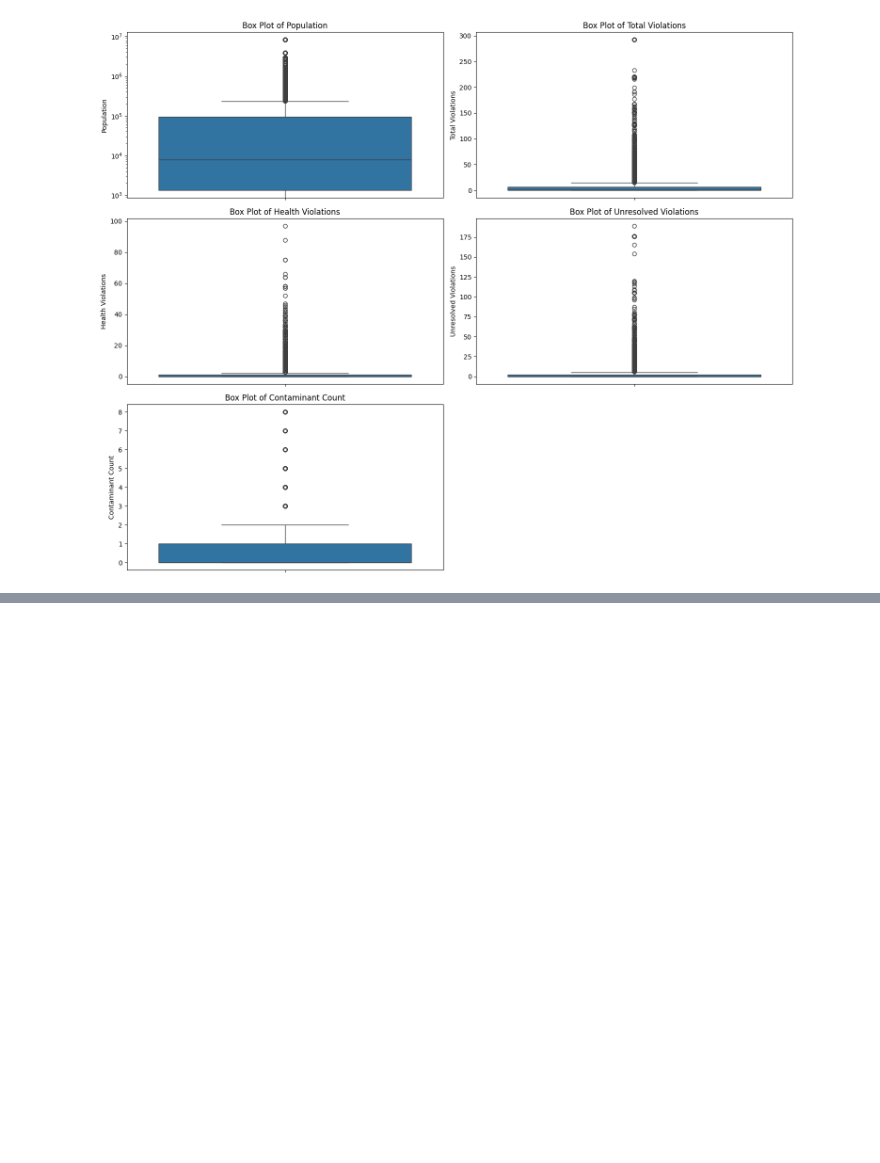
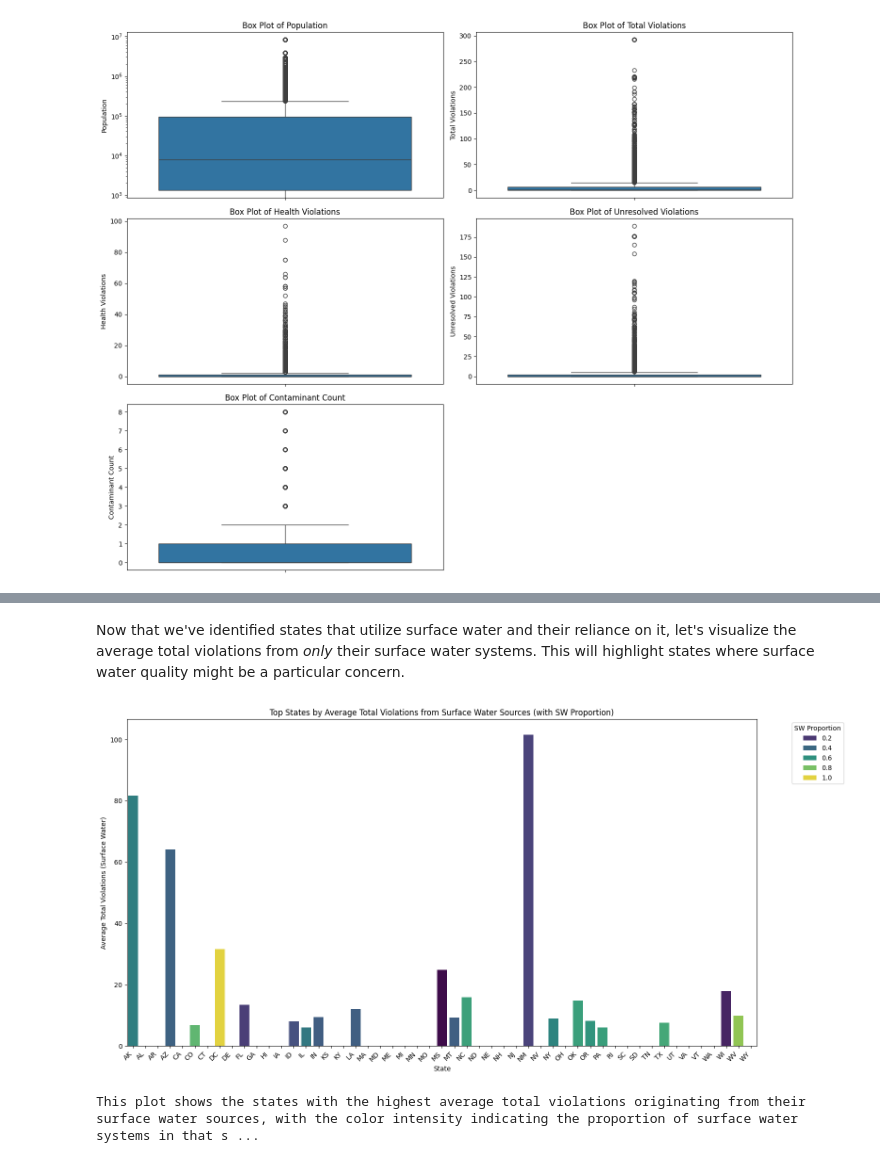
Before and after one commit to eileenwill4-ops/DSRP-project, a Jupyter notebook: (DSRP__Project).ipynb, the cells around one changed output, grey strips where cells are left out. Cells and saved outputs as stored; diff of their text form; code cells hidden in the pictures; blank space fills up the shorter version.

```diff
--- a/(DSRP__Project).ipynb
+++ b/(DSRP__Project).ipynb
@@ -693,0 +832,15 @@ Water source is likely the most impactfull to water quality, as it is the most s
+# %%
+# Calculate the count of each water source type per state
+water_source_counts = df.groupby(['state', 'water_source']).size().unstack(fill_value=0)
+
+# Calculate the total number of systems per state
+water_source_counts['total_systems'] = water_source_counts.sum(axis=1)
+
+# Calculate the proportion of surface water systems for each state
+water_source_counts['sw_proportion'] = water_source_counts['SW'] / water_source_counts['total_systems']
+
+# Filter for states that have at least one Surface Water system
+states_with_sw = water_source_counts[water_source_counts['SW'] > 0].sort_values(by='sw_proportion', ascending=False)
+
+print("States with Surface Water Sources and their Proportion of SW Systems:")
+display(states_with_sw.head(50))
@@ -693,0 +868,27 @@ Water source is likely the most impactfull to water quality, as it is the most s
+# %% [markdown]
+Now that we've identified states that utilize surface water and their reliance on it, let's visualize the average total violations from *only* their surface water systems. This will highlight states where surface water quality might be a particular concern.
+# %%
+import matplotlib.pyplot as plt
+import seaborn as sns
+
+# Merge the SW proportion with the average violations for SW sources
+sw_violations_df = water_source_state_violations[water_source_state_violations['water_source'] == 'SW'].copy()
+sw_violations_df = sw_violations_df.merge(states_with_sw[['sw_proportion']], left_on='state', right_index=True, how='inner')
+
+# Sort by average total violations for better visualization
+sw_violations_df_sorted = sw_violations_df.sort_values(by='total_violations', ascending=False).head(20)
+
+plt.figure(figsize=(16, 8))
+sns.barplot(x='state', y='total_violations', data=sw_violations_df_sorted, hue='sw_proportion', dodge=False, palette='viridis')
+plt.title('Top States by Average Total Violations from Surface Water Sources (with SW Proportion)')
+plt.xlabel('State')
+plt.ylabel('Average Total Violations (Surface Water)')
+plt.xticks(rotation=45, ha='right')
+plt.legend(title='SW Proportion', bbox_to_anchor=(1.05, 1), loc='upper left')
+plt.tight_layout()
+plt.show()
+
+print("\nThis plot shows the states with the highest average total violations originating from their surface water sources, with the color intensity indicating the proportion of surface water systems in that state. This helps connect the presence and reliance on surface water with the observed violation levels.")
+# %% [output]
+[figure, added]
+This plot shows the states with the highest average total violations originating from their surface water sources, with the color intensity indicating the proportion of surface water systems in that s ...
```
Also changed, not shown: parts of 18 cells of this notebook.
